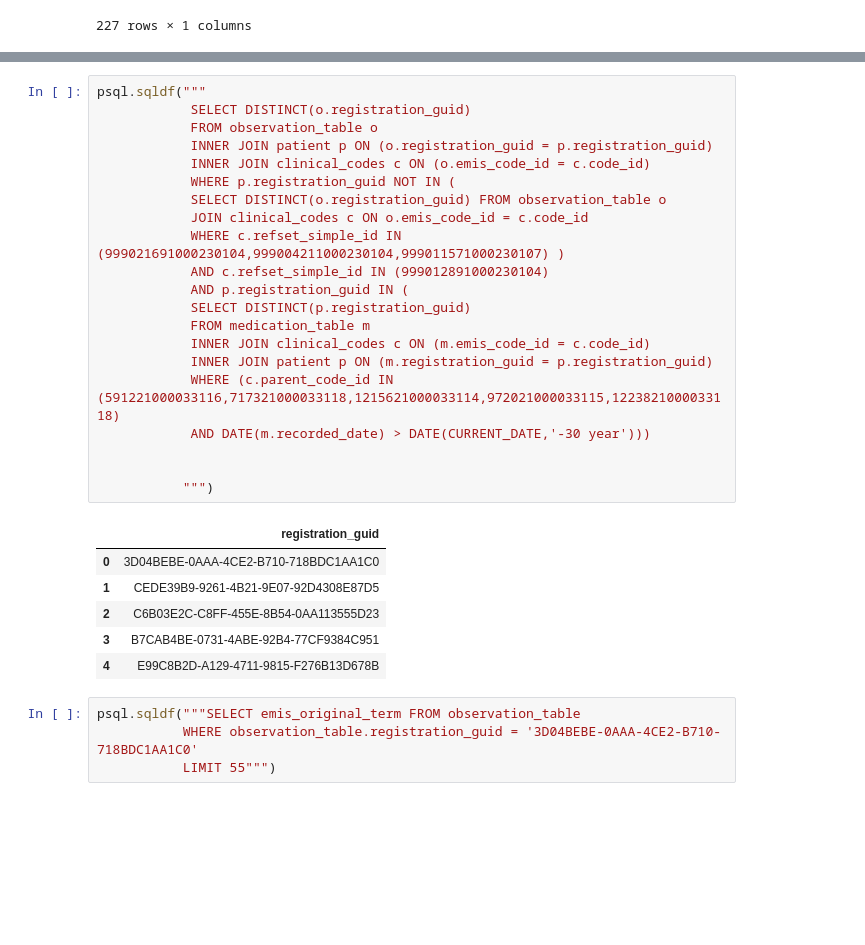
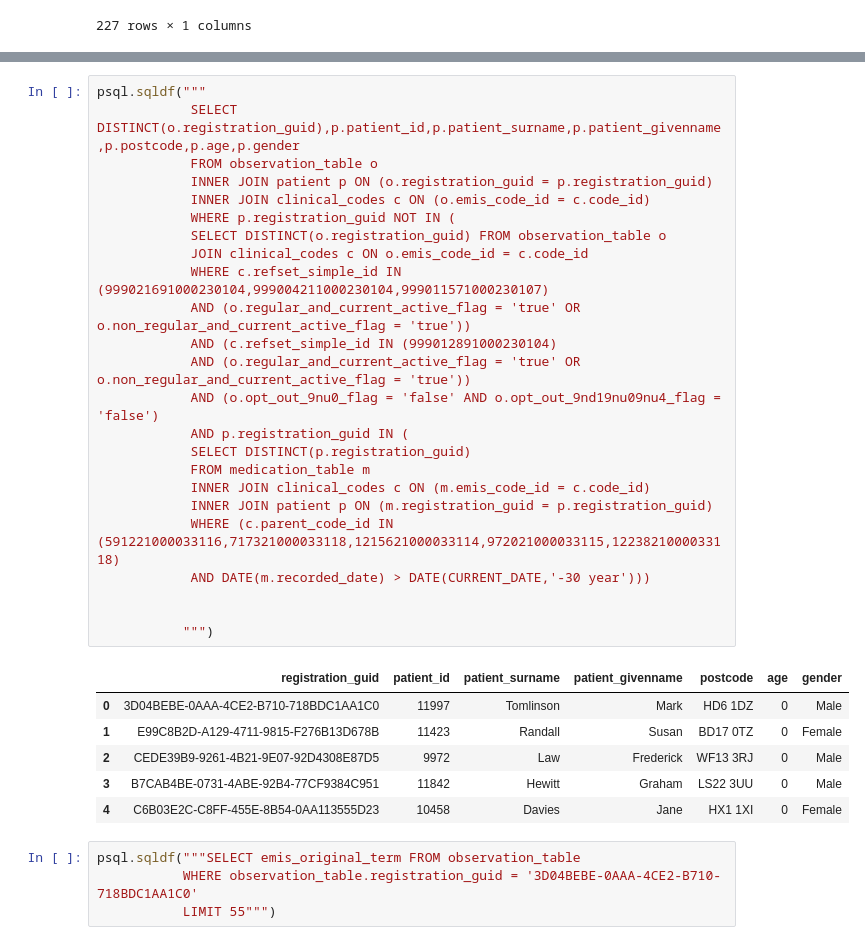
Before and after one commit to rpenn97/EMIS_task, a Jupyter notebook: solution/solution_py.ipynb, the cells around one changed output, grey strips where cells are left out. Cells and saved outputs as stored; diff of their text form; blank space fills up the shorter version.

```diff
--- a/solution/solution_py.ipynb
+++ b/solution/solution_py.ipynb
@@ -300,31 +326,34 @@ psql.sqldf("""
 # %%
 psql.sqldf("""
-            SELECT DISTINCT(o.registration_guid)
+            SELECT DISTINCT(o.registration_guid),p.patient_id,p.patient_surname,p.patient_givenname,p.postcode,p.age,p.gender
             FROM observation_table o
             INNER JOIN patient p ON (o.registration_guid = p.registration_guid)
             INNER JOIN clinical_codes c ON (o.emis_code_id = c.code_id)
             WHERE p.registration_guid NOT IN (
             SELECT DISTINCT(o.registration_guid) FROM observation_table o
             JOIN clinical_codes c ON o.emis_code_id = c.code_id
-            WHERE c.refset_simple_id IN (999021691000230104,999004211000230104,999011571000230107) )
-            AND c.refset_simple_id IN (999012891000230104)
+            WHERE c.refset_simple_id IN (999021691000230104,999004211000230104,999011571000230107)
+            AND (o.regular_and_current_active_flag = 'true' OR o.non_regular_and_current_active_flag = 'true'))
+            AND (c.refset_simple_id IN (999012891000230104)
+            AND (o.regular_and_current_active_flag = 'true' OR o.non_regular_and_current_active_flag = 'true'))
+            AND (o.opt_out_9nu0_flag = 'false' AND o.opt_out_9nd19nu09nu4_flag = 'false')
             AND p.registration_guid IN (
             SELECT DISTINCT(p.registration_guid)
             FROM medication_table m
             INNER JOIN clinical_codes c ON (m.emis_code_id = c.code_id)
             INNER JOIN patient p ON (m.registration_guid = p.registration_guid)
             WHERE (c.parent_code_id IN (591221000033116,717321000033118,1215621000033114,972021000033115,1223821000033118)
             AND DATE(m.recorded_date) > DATE(CURRENT_DATE,'-30 year')))
 
 
            """)
 # %% [output]
-|  | registration_guid |
-| 0 | 3D04BEBE-0AAA-4CE2-B710-718BDC1AA1C0 |
-| 1 | CEDE39B9-9261-4B21-9E07-92D4308E87D5 |
-| 2 | C6B03E2C-C8FF-455E-8B54-0AA113555D23 |
-| 3 | B7CAB4BE-0731-4ABE-92B4-77CF9384C951 |
-| 4 | E99C8B2D-A129-4711-9815-F276B13D678B |
+|  | registration_guid | patient_id | patient_surname | patient_givenname | postcode | age | gender |
+| 0 | 3D04BEBE-0AAA-4CE2-B710-718BDC1AA1C0 | 11997 | Tomlinson | Mark | HD6 1DZ | 0 | Male |
+| 1 | E99C8B2D-A129-4711-9815-F276B13D678B | 11423 | Randall | Susan | BD17 0TZ | 0 | Female |
+| 2 | CEDE39B9-9261-4B21-9E07-92D4308E87D5 | 9972 | Law | Frederick | WF13 3RJ | 0 | Male |
+| 3 | B7CAB4BE-0731-4ABE-92B4-77CF9384C951 | 11842 | Hewitt | Graham | LS22 3UU | 0 | Male |
+| 4 | C6B03E2C-C8FF-455E-8B54-0AA113555D23 | 10458 | Davies | Jane | HX1 1XI | 0 | Female |
 # %%
 psql.sqldf("""SELECT emis_original_term FROM observation_table
            WHERE observation_table.registration_guid = '3D04BEBE-0AAA-4CE2-B710-718BDC1AA1C0'
```
Also changed, not shown: parts of 1 cell of this notebook.
